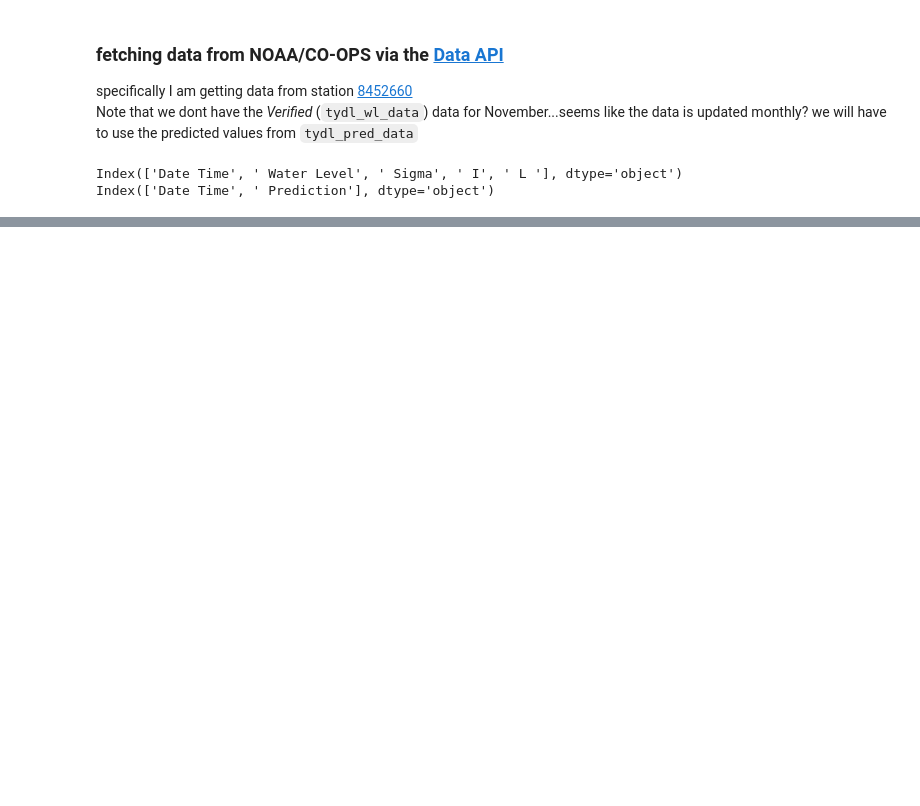
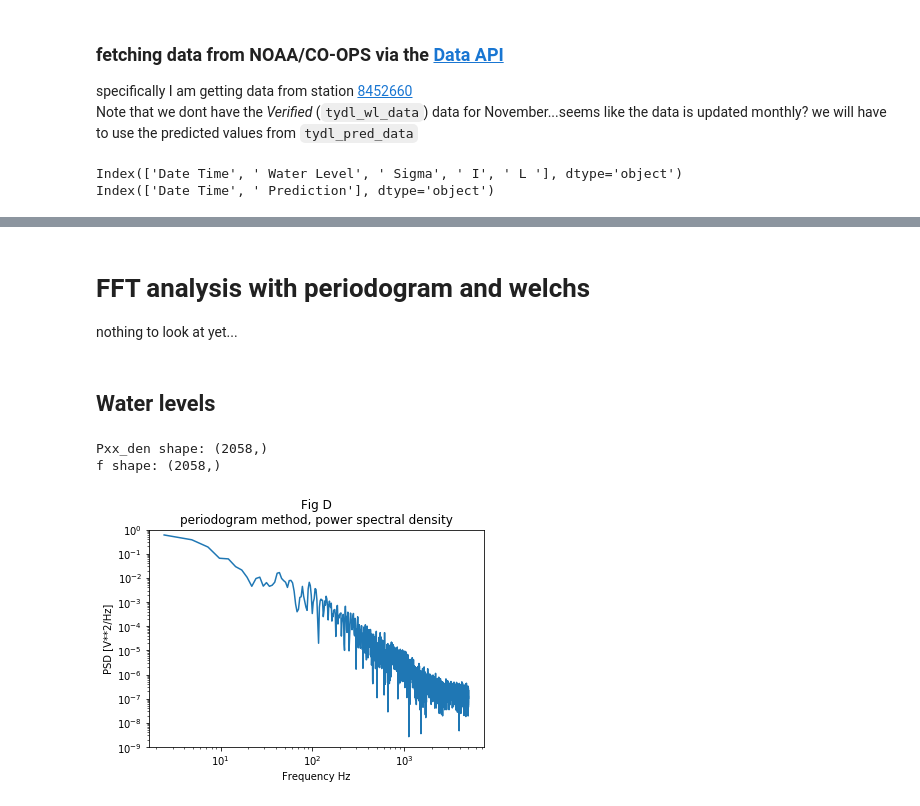
Before and after one commit to spencerbh/Fogland, a Jupyter notebook: Well56.ipynb, the cells around one changed output, grey strips where cells are left out. Drawn from its saved outputs; the diff is of its cells as text; code cells hidden in the pictures; blank space fills up the shorter version.

```diff
--- a/Well56.ipynb
+++ b/Well56.ipynb
@@ -492,0 +559,25 @@ plt.xlim(['2017-08-16','2017-11-16'])
+# %% [markdown]
+# FFT analysis with periodogram and welchs
+nothing to look at yet...
+# %% [markdown]
+## Water levels
+# %%
+from scipy import signal
+fs = 10e3
+# x = Time series of measurement values
+# fs = sampling frequency of the x time series in units of Hz
+f, Pxx_den = signal.periodogram(wl_56a, fs)
+# f = Array of sample frequencies
+# Pxx_den = Array of power spectral density or power spectrum of `x`.
+print('Pxx_den shape:', Pxx_den.shape)
+print('f shape:', f.shape)
+plt.loglog(f, Pxx_den)
+# frequency vs Power spectral density
+plt.ylim([1e-9, 1])
+plt.xlabel('Frequency Hz')
+plt.ylabel('PSD [V**2/Hz]')
+plt.title('Fig D\nperiodogram method, power spectral density');
+# %% [output]
+Pxx_den shape: (2058,)
+f shape: (2058,)
+[figure, added]
```
Also changed, not shown: parts of 36 cells of this notebook.
